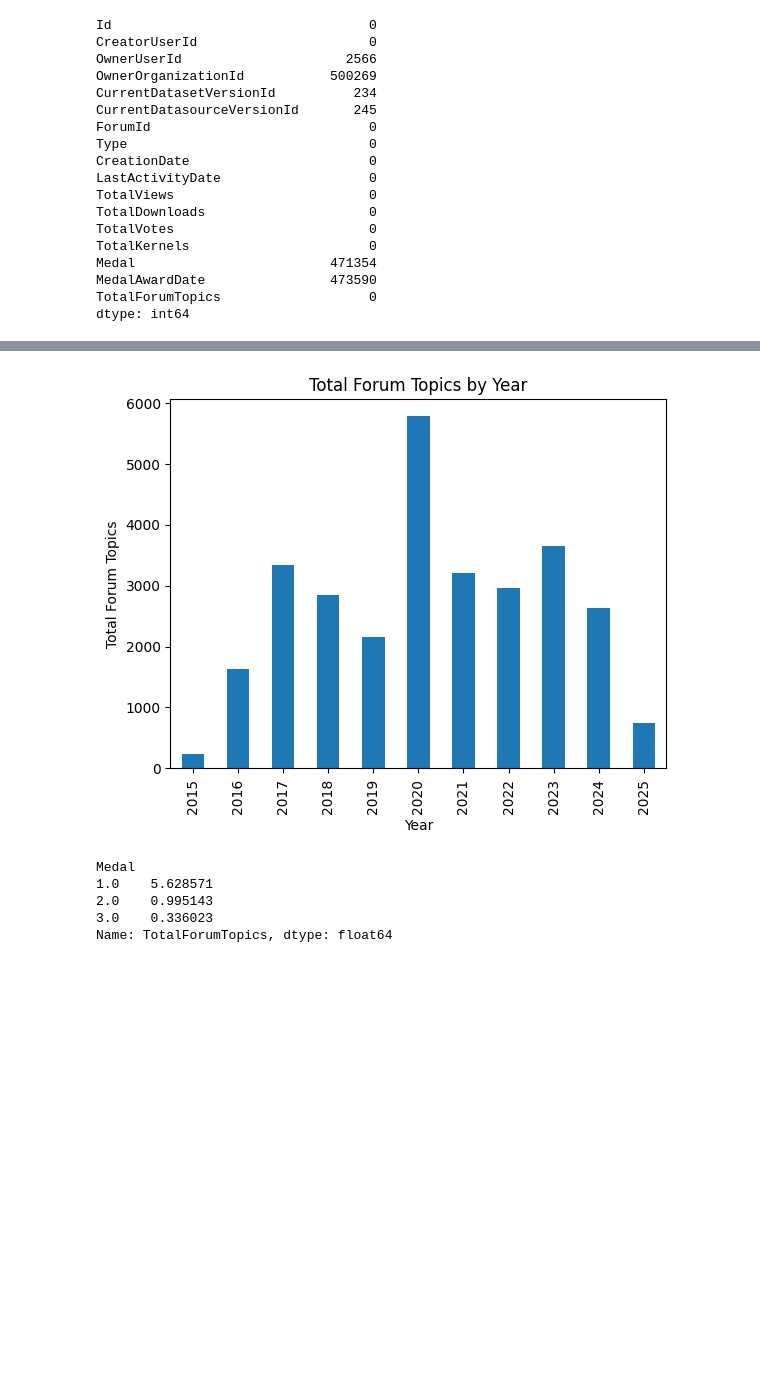
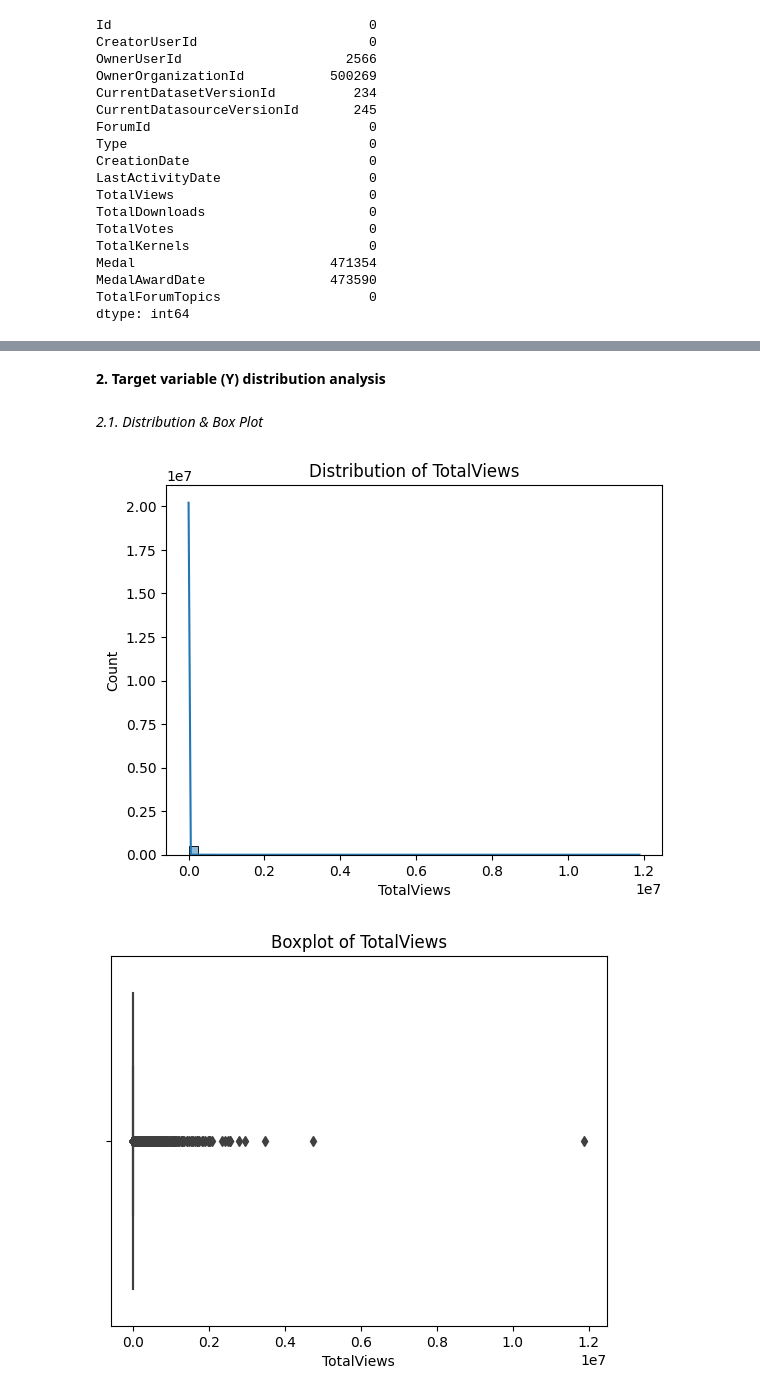
Before and after one commit to faseeh-quraishi/KaggleDatasetsEngagementPrediction-MetaKaggleHackathon, a Jupyter notebook: meta-kaggle-competition.ipynb, the cells around one changed output, grey strips where cells are left out. Cells and saved outputs as stored; diff of their text form; code cells hidden in the pictures; blank space fills up the shorter version.

```diff
--- a/meta-kaggle-competition.ipynb
+++ b/meta-kaggle-competition.ipynb
@@ -203,21 +162,2 @@ Name: TotalForumTopics, dtype: float64
-# %%
-datasets_df['CreationDate'] = pd.to_datetime(datasets_df['CreationDate'], errors='coerce')
-datasets_df['Year'] = datasets_df['CreationDate'].dt.year
-
-# Total forum topics by year
-yearly = datasets_df.groupby('Year')['TotalForumTopics'].sum()
-yearly.plot(kind='bar')
-plt.ylabel('Total Forum Topics')
-plt.title('Total Forum Topics by Year')
-plt.show()
-# %% [output]
-[figure, removed]
-# %%
-# Average forum topics by Medal type
-print(datasets_df.groupby('Medal')['TotalForumTopics'].mean())
-# %% [output]
-Medal
-1.0    5.628571
-2.0    0.995143
-3.0    0.336023
-Name: TotalForumTopics, dtype: float64
+# %% [markdown]
+**2. Target variable (Y) distribution analysis**
@@ -223,0 +166,18 @@ Name: TotalForumTopics, dtype: float64
+# %% [markdown]
+*2.1. Distribution & Box Plot*
+# %%
+import seaborn as sns
+import matplotlib.pyplot as plt
+for col in ['TotalViews', 'TotalVotes', 'TotalForumTopics']:
+    plt.figure()
+    sns.histplot(datasets_df[col], bins=50, kde=True)
+    plt.title(f'Distribution of {col}')
+    plt.show()
+
+    plt.figure()
+    sns.boxplot(x=datasets_df[col])
+    plt.title(f'Boxplot of {col}')
+    plt.show()
+# %% [output]
+[figure, added]
+[figure, added]
```
Also changed, not shown: parts of 29 cells of this notebook.
